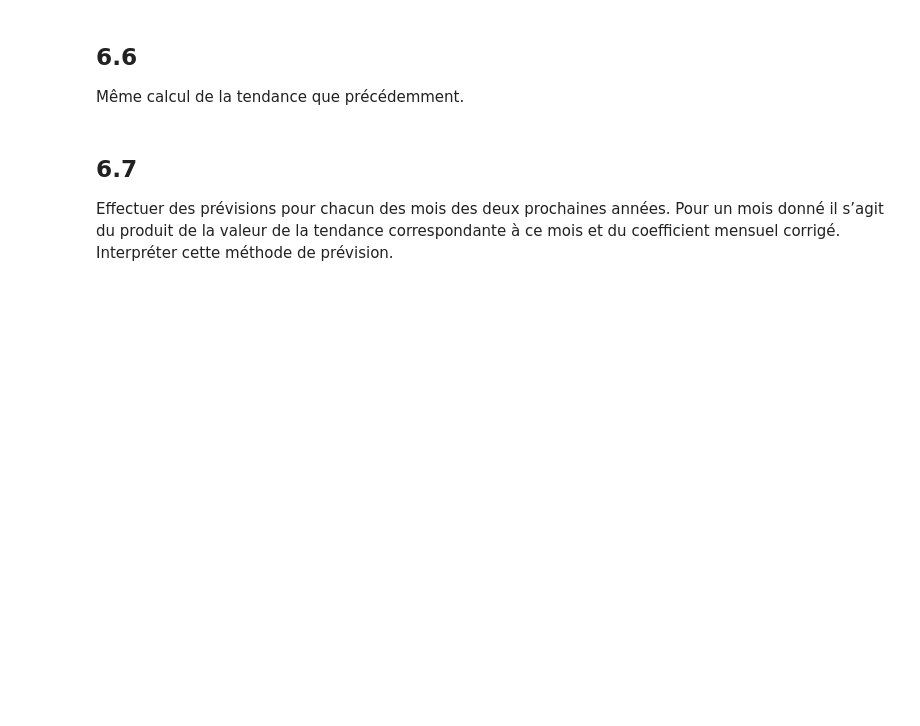
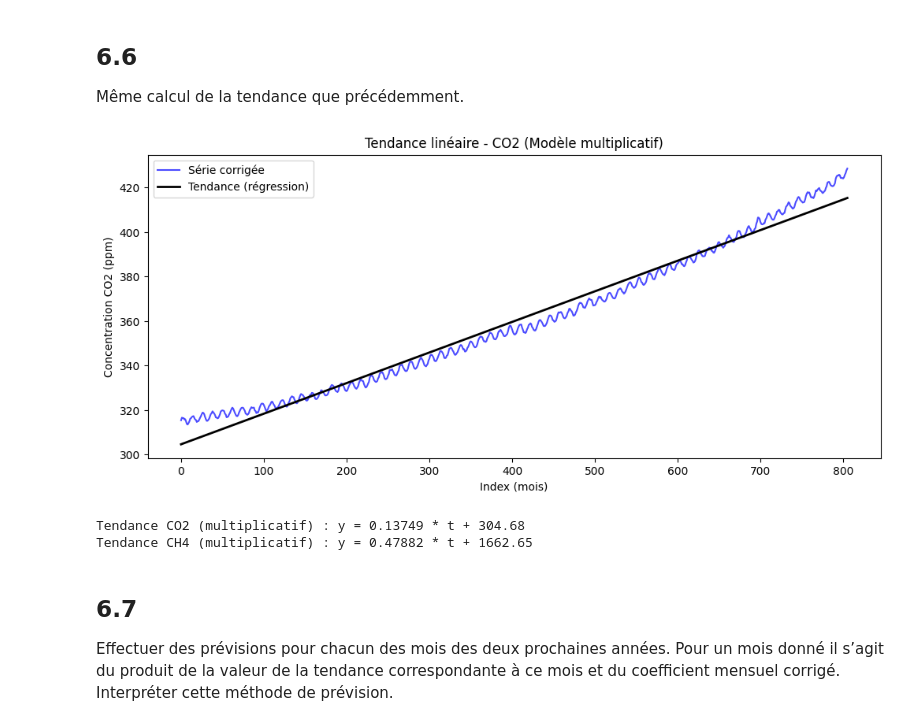
Before and after one commit to DiniBis/2STAT, a Jupyter notebook: main.ipynb, the cells around one changed output. Drawn from its saved outputs; the diff is of its cells as text; code cells hidden in the pictures; blank space fills up the shorter version.

```diff
--- a/main.ipynb
+++ b/main.ipynb
@@ -412,6 +528,46 @@ Calculer la série corrigée des variations saisonnières : il s’agit de la s
 # %% [markdown]
 ## 6.6
 Même calcul de la tendance que précédemment.
+# %%
+#CO2
+t_co2_mult = np.arange(len(co2)).reshape(-1, 1)
+serie_corr_co2_mult = co2["serie_corr_mult"].values.reshape(-1, 1)
+mask_valid_mult = ~np.isnan(serie_corr_co2_mult).flatten()
+t_valid_mult = t_co2_mult[mask_valid_mult]
+y_valid_mult = serie_corr_co2_mult[mask_valid_mult]
+model_mult = LinearRegression()
+model_mult.fit(t_valid_mult, y_valid_mult)
+trend_mult = model_mult.predict(t_co2_mult)
+co2["trend_mult"] = trend_mult
+
+#CH4
+t_ch4_mult = np.arange(len(ch4)).reshape(-1, 1)
+serie_corr_ch4_mult = ch4["serie_corr_mult"].values.reshape(-1, 1)
+mask_valid_ch4_mult = ~np.isnan(serie_corr_ch4_mult).flatten()
+t_valid_ch4_mult = t_ch4_mult[mask_valid_ch4_mult]
+y_valid_ch4_mult = serie_corr_ch4_mult[mask_valid_ch4_mult]
+model_ch4_mult = LinearRegression()
+model_ch4_mult.fit(t_valid_ch4_mult, y_valid_ch4_mult)
+trend_ch4_mult = model_ch4_mult.predict(t_ch4_mult)
+ch4["trend_mult"] = trend_ch4_mult
+
+#Affichage
+plt.figure(figsize=(12, 5))
+plt.plot(co2["serie_corr_mult"], label="Série corrigée", color="blue", alpha=0.7)
+plt.plot(co2["trend_mult"], label="Tendance (régression)", color="black", linewidth=2)
+plt.title("Tendance linéaire - CO2 (Modèle multiplicatif)")
+plt.ylabel("Concentration CO2 (ppm)")
+plt.xlabel("Index (mois)")
+plt.legend()
+plt.show()
+
+#Equations
+print(f"Tendance CO2 (multiplicatif) : y = {model_mult.coef_[0][0]:.5f} * t + {model_mult.intercept_[0]:.2f}")
+print(f"Tendance CH4 (multiplicatif) : y = {model_ch4_mult.coef_[0][0]:.5f} * t + {model_ch4_mult.intercept_[0]:.2f}")
+# %% [output]
+[figure, added]
+Tendance CO2 (multiplicatif) : y = 0.13749 * t + 304.68
+Tendance CH4 (multiplicatif) : y = 0.47882 * t + 1662.65
 # %% [markdown]
 ## 6.7
 Effectuer des prévisions pour chacun des mois des deux prochaines années. Pour un mois donné il s’agit du produit de la valeur de la tendance correspondante à ce mois et du coefficient mensuel corrigé. Interpréter cette méthode de prévision.
```
Also changed, not shown: parts of 14 cells of this notebook.
